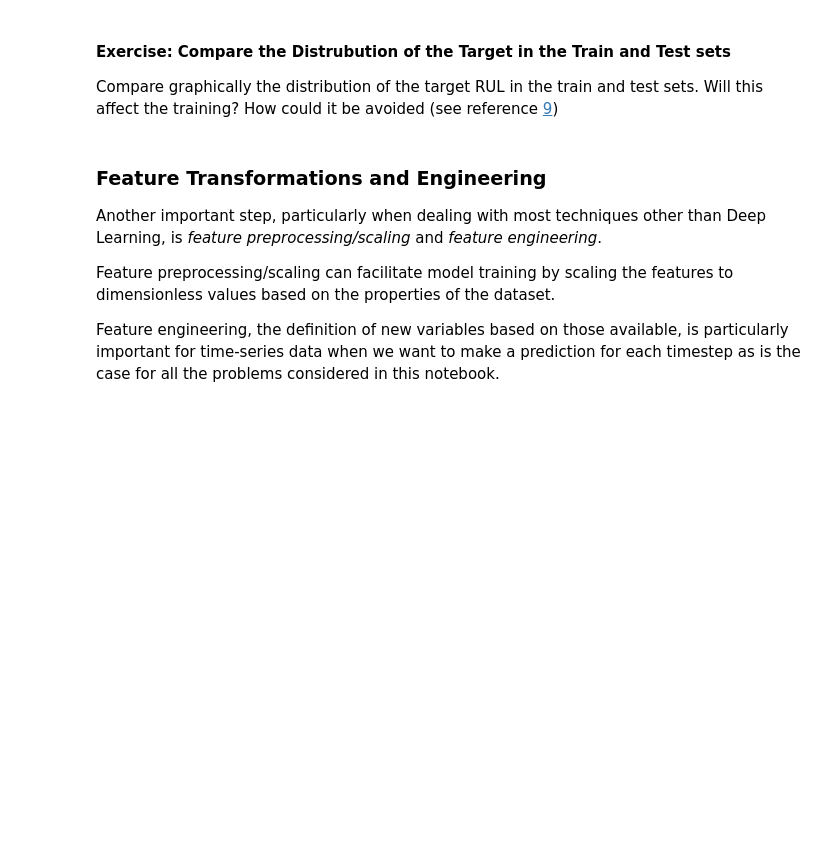
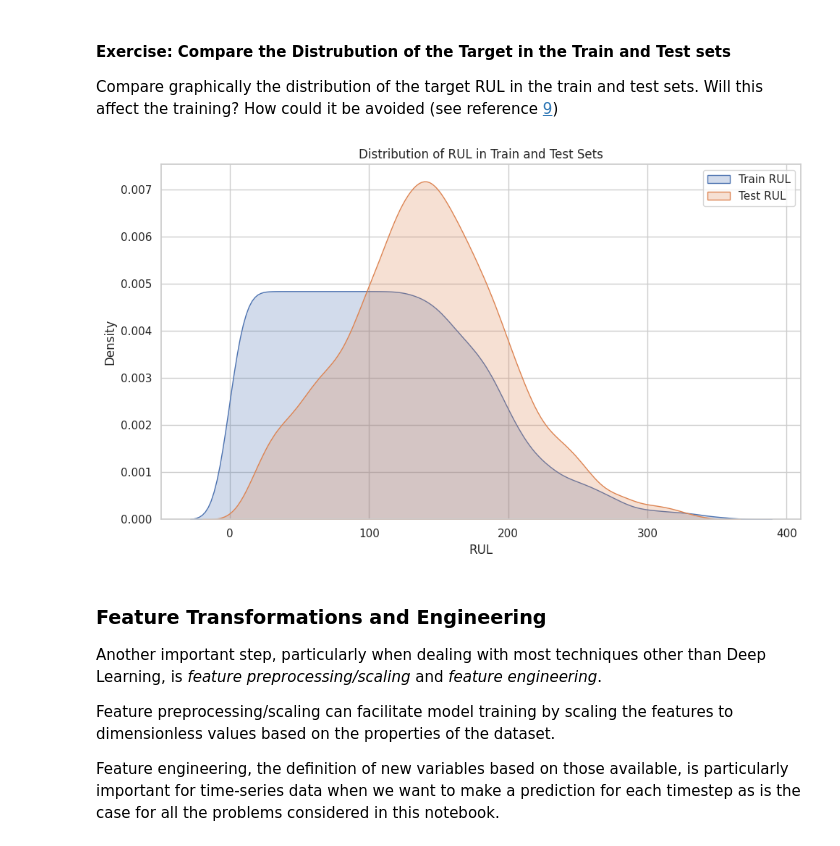
Before and after one commit to siminghasemi/Machin_Learning2024, a Jupyter notebook: predictive_maintenance.ipynb, the cells around one changed output. Cells and saved outputs as stored; diff of their text form; code cells hidden in the pictures; blank space fills up the shorter version.

```diff
--- a/predictive_maintenance.ipynb
+++ b/predictive_maintenance.ipynb
@@ -354,3 +376,22 @@ Will this affect the training? How could it be avoided (see reference [9](#Refer
+# %%
+# space for exercise solution
+
+# Set style
+sns.set(style="whitegrid")
+
+# Plot RUL distributions
+plt.figure(figsize=(10, 6))
+sns.kdeplot(train_df['target_RUL'], label='Train RUL', fill=True, common_norm=False)
+sns.kdeplot(test_df['target_RUL'], label='Test RUL', fill=True, common_norm=False)
+plt.title('Distribution of RUL in Train and Test Sets')
+plt.xlabel('RUL')
+plt.ylabel('Density')
+plt.legend()
+plt.grid(True)
+plt.tight_layout()
+plt.show()
+# %% [output]
+[figure, added]
 # %% [markdown]
 ### Feature Transformations and Engineering
 
```
Also changed, not shown: parts of 3 cells of this notebook.
